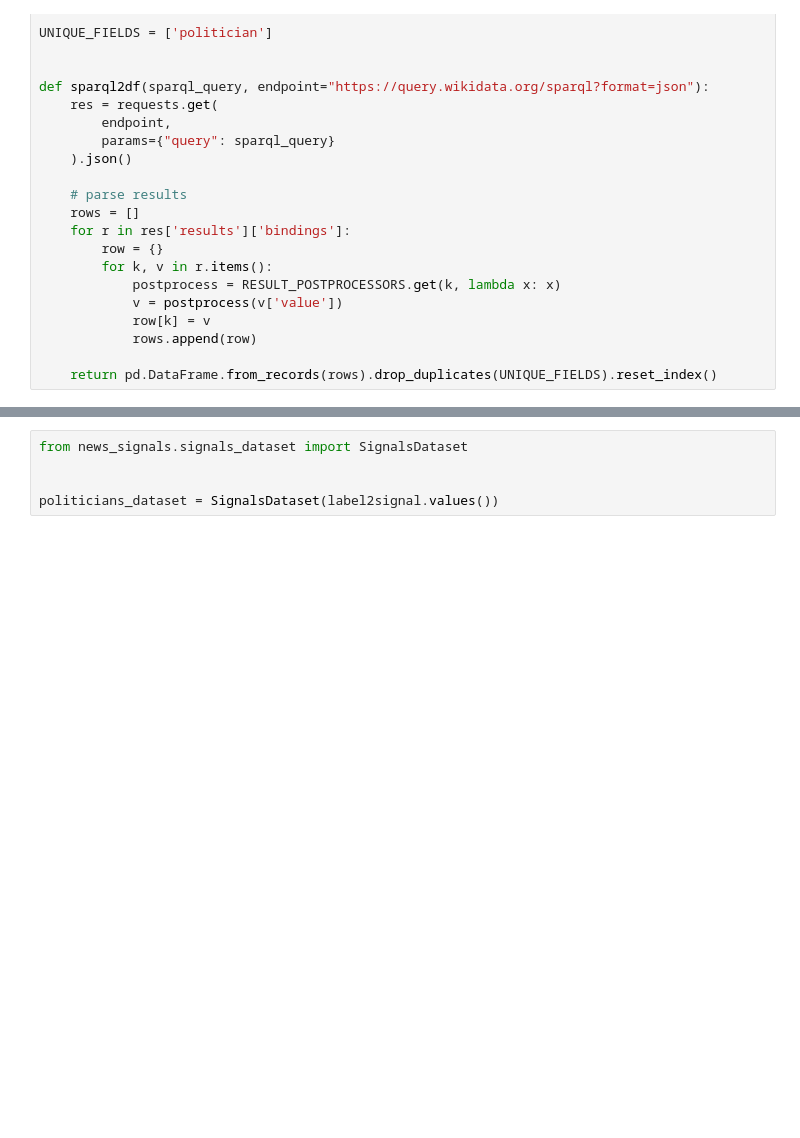
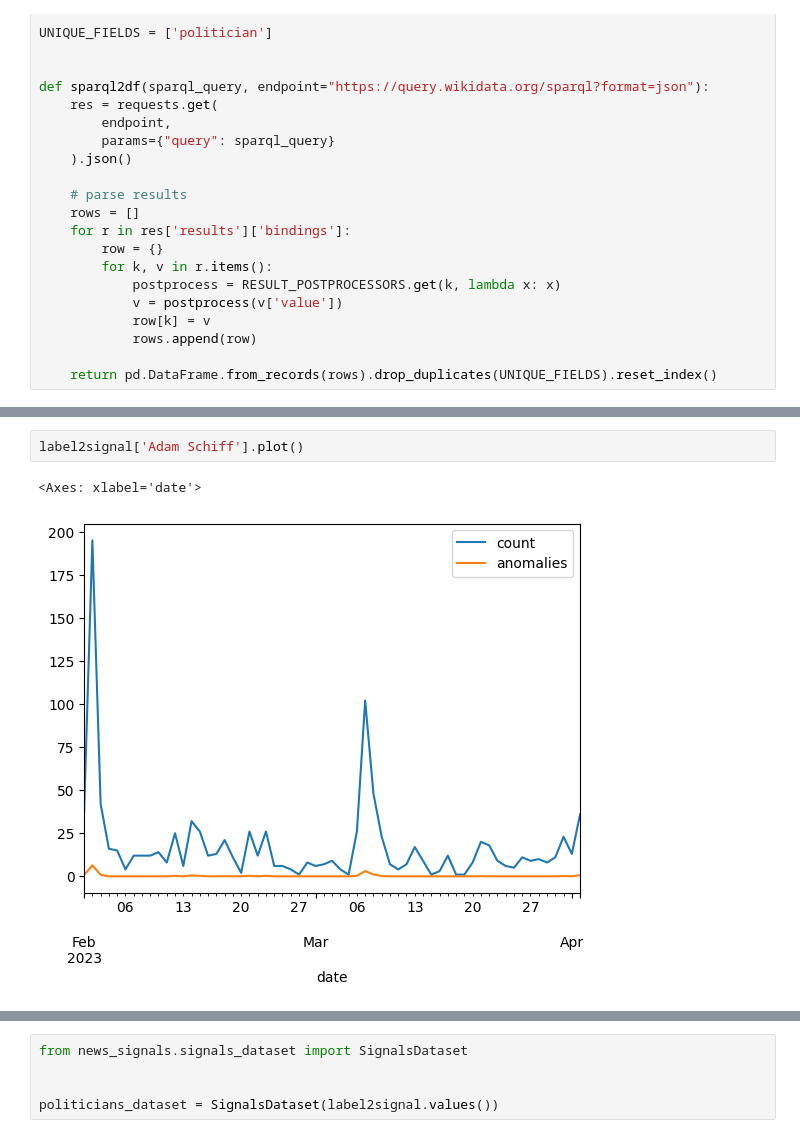
Before and after one commit to AYLIEN/news-signals-datasets, a Jupyter notebook: research/news-signals-example-notebooks/Bootstrap_a_News_Signals_Dataset_from_Wikidata_Entities_using_SPARQL.ipynb, the cells around one changed output, grey strips where cells are left out. Saved outputs shown, nothing was run; the diff lists cells and outputs as text; blank space fills up the shorter version.

```diff
--- a/research/news-signals-example-notebooks/Bootstrap_a_News_Signals_Dataset_from_Wikidata_Entities_using_SPARQL.ipynb
+++ b/research/news-signals-example-notebooks/Bootstrap_a_News_Signals_Dataset_from_Wikidata_Entities_using_SPARQL.ipynb
@@ -142,0 +141,5 @@ for politician_name in list(label2signal.keys())[:cutoff]:
+# %%
+label2signal['Adam Schiff'].plot()
+# %% [output]
+<Axes: xlabel='date'>
+[figure, added]
```
Also changed, not shown: parts of 16 cells of this notebook.
